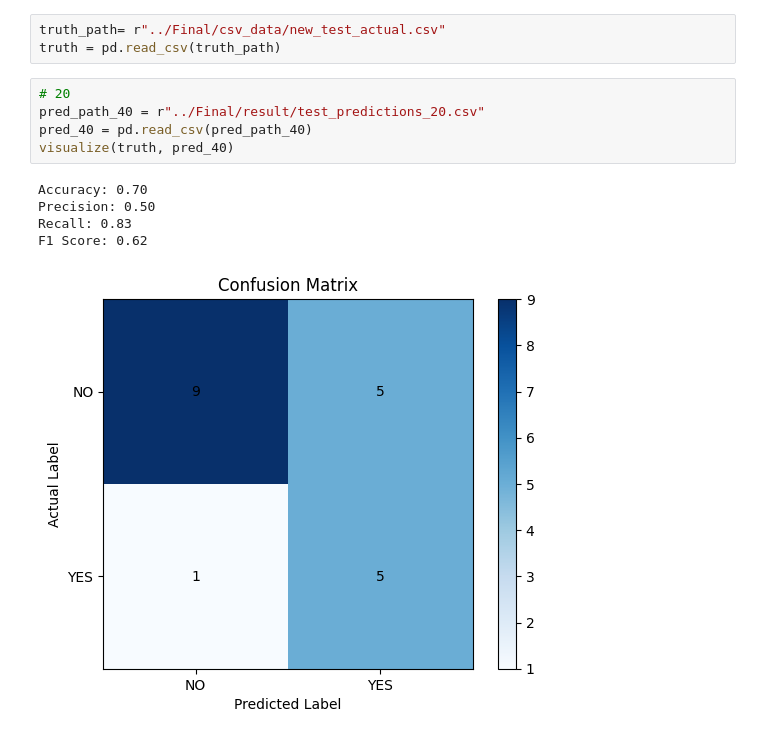
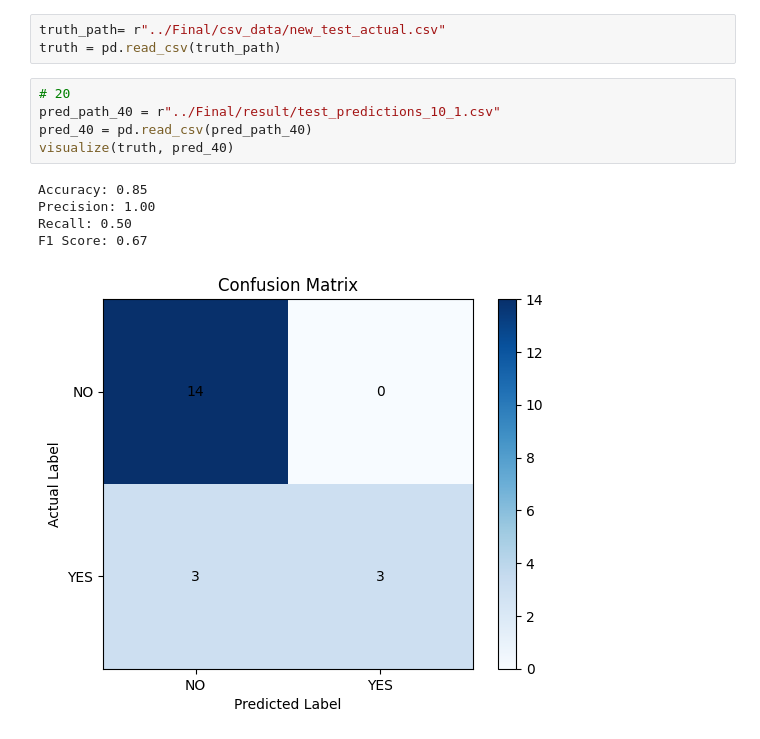
Before and after one commit to Gavin2417/NLP-project, a Jupyter notebook: Final/get_accuracy.ipynb, the cells around one changed output. Cells and saved outputs as stored; diff of their text form.

```diff
--- a/Final/get_accuracy.ipynb
+++ b/Final/get_accuracy.ipynb
@@ -57,14 +57,14 @@ truth_path= r"../Final/csv_data/new_test_actual.csv"
 truth = pd.read_csv(truth_path)
 # %%
 # 20
-pred_path_40 = r"../Final/result/test_predictions_20.csv"
+pred_path_40 = r"../Final/result/test_predictions_10_1.csv"
 pred_40 = pd.read_csv(pred_path_40)
 visualize(truth, pred_40)
 # %% [output]
-Accuracy: 0.70
-Precision: 0.50
-Recall: 0.83
-F1 Score: 0.62
+Accuracy: 0.85
+Precision: 1.00
+Recall: 0.50
+F1 Score: 0.67
-[figure, old version]
+[figure, new version]
 # %%
 # 40
```
Also changed, not shown: parts of 3 cells of this notebook, 22 other files.
